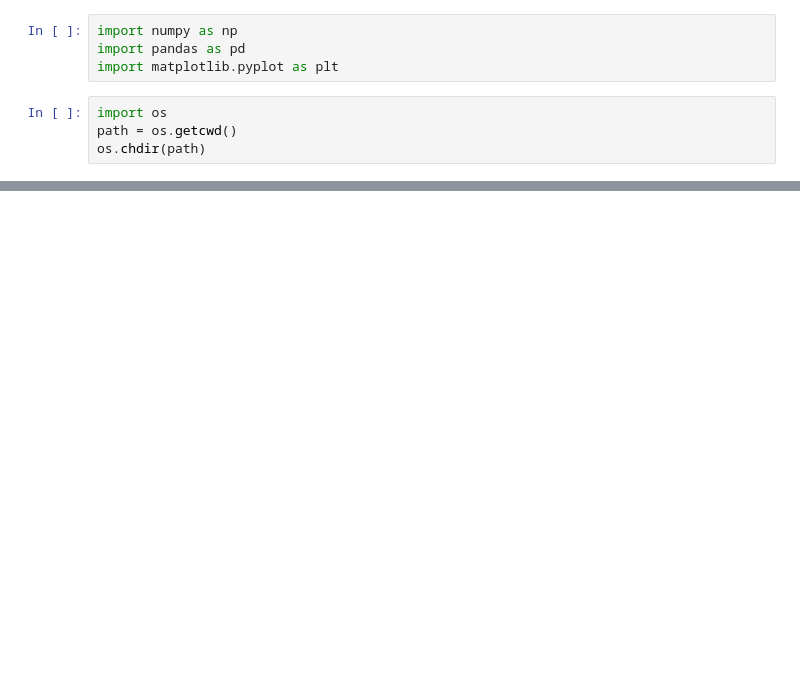
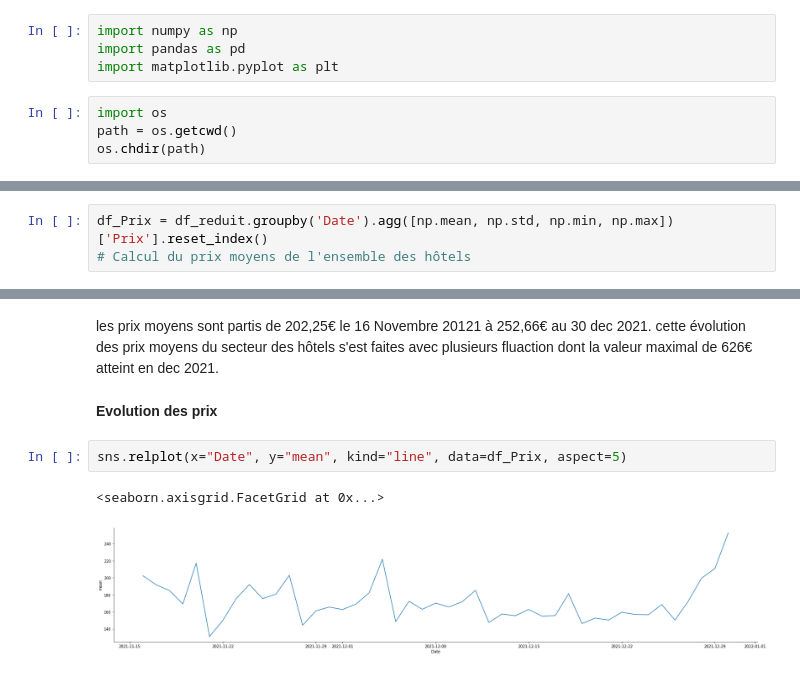
Before and after one commit to fsalaun29/Prediction-prix-hotels-Paris, a Jupyter notebook: code_python.ipynb, the cells around one changed output, grey strips where cells are left out. Saved outputs shown, nothing was run; the diff lists cells and outputs as text; blank space fills up the shorter version.

```diff
--- a/code_python.ipynb
+++ b/code_python.ipynb
@@ -64,0 +187,3 @@ The 'normed' kwarg was deprecated in Matplotlib 2.1 and will be removed in 3.1.
+# %%
+df_Prix = df_reduit.groupby('Date').agg([np.mean, np.std, np.min, np.max])['Prix'].reset_index()
+# Calcul du prix moyens de l'ensemble des hôtels
@@ -64,0 +223,9 @@ The 'normed' kwarg was deprecated in Matplotlib 2.1 and will be removed in 3.1.
+# %% [markdown]
+les prix moyens sont partis de 202,25€ le 16 Novembre 20121 à 252,66€ au 30 dec 2021. cette évolution des prix moyens du secteur des hôtels s'est faites avec plusieurs fluaction dont la valeur maximal de 626€ atteint en dec 2021.
+# %% [markdown]
+**Evolution des prix**
+# %%
+sns.relplot(x="Date", y="mean", kind="line", data=df_Prix, aspect=5)
+# %% [output]
+<seaborn.axisgrid.FacetGrid at 0x...>
+[figure, added]
```
Also changed, not shown: parts of 47 cells of this notebook.
